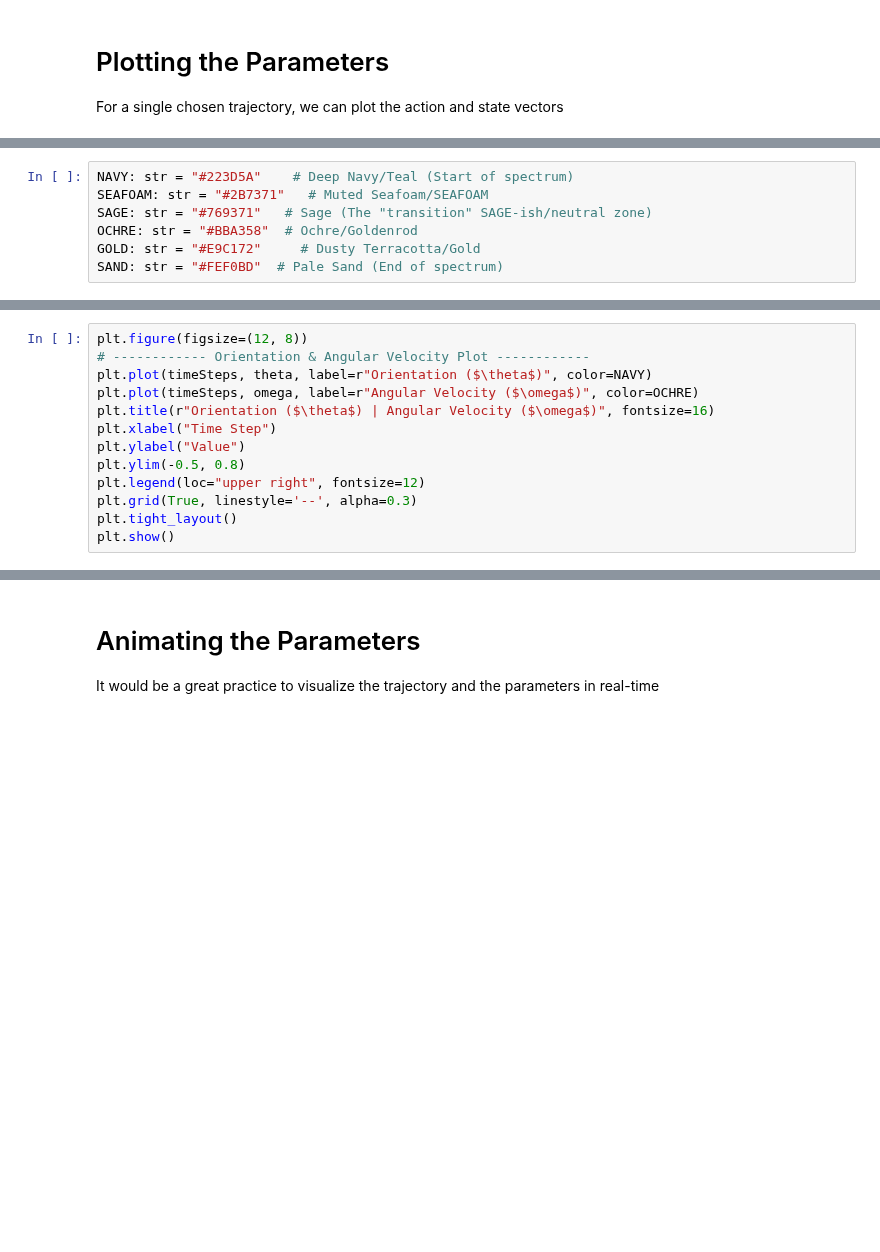
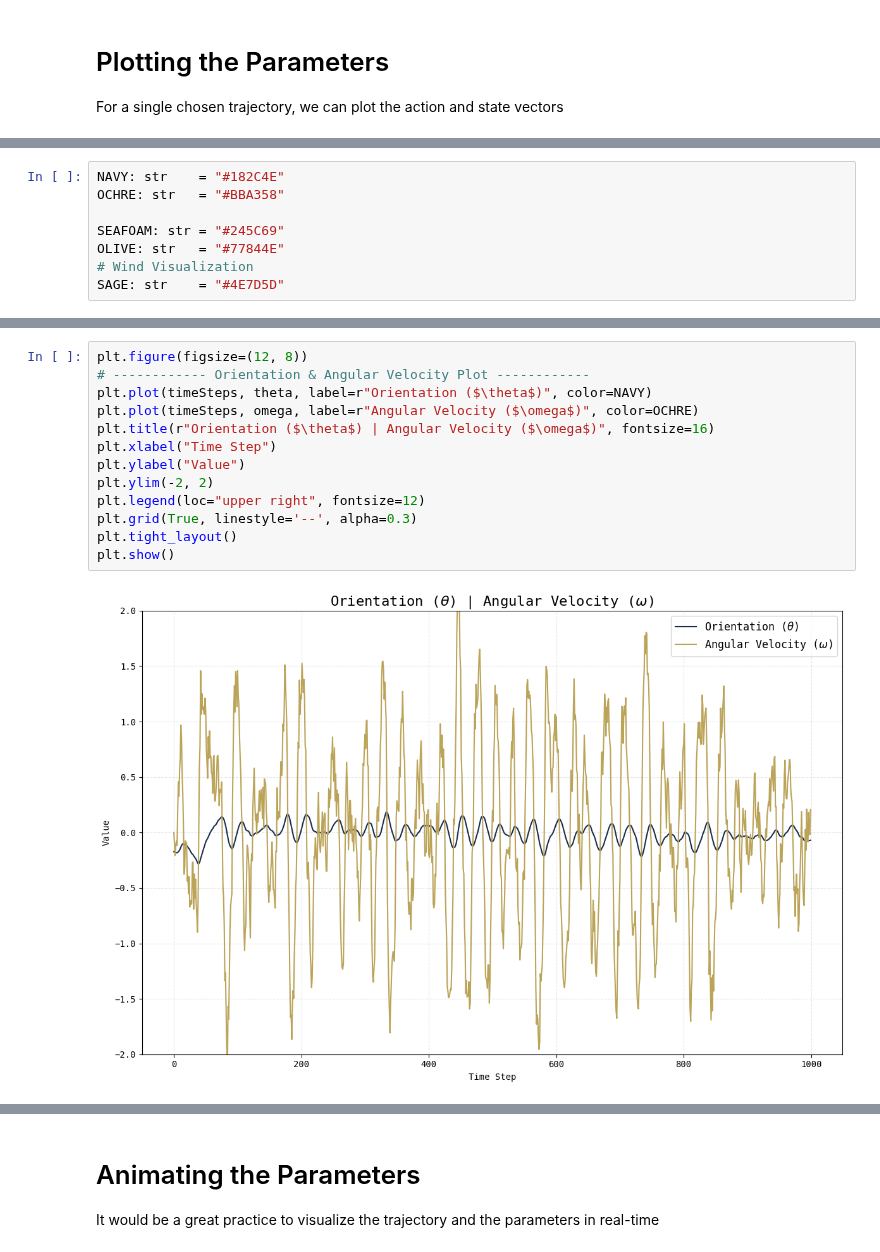
Before and after one commit to abhans/acraft, a Jupyter notebook: docs/analysis.ipynb, the cells around one changed output, grey strips where cells are left out. Saved outputs shown, nothing was run; the diff lists cells and outputs as text; blank space fills up the shorter version.

```diff
--- a/docs/analysis.ipynb
+++ b/docs/analysis.ipynb
@@ -120,10 +82,11 @@ windMag = np.hypot(windX, windY)
 # %%
-NAVY: str = "#223D5A"    # Deep Navy/Teal (Start of spectrum)
-SEAFOAM: str = "#2B7371"   # Muted Seafoam/SEAFOAM
-SAGE: str = "#769371"   # Sage (The "transition" SAGE-ish/neutral zone)
-OCHRE: str = "#BBA358"  # Ochre/Goldenrod
-GOLD: str = "#E9C172"     # Dusty Terracotta/Gold
-SAND: str = "#FEF0BD"  # Pale Sand (End of spectrum)
+NAVY: str    = "#182C4E"
+OCHRE: str   = "#BBA358"
+
+SEAFOAM: str = "#245C69"
+OLIVE: str   = "#77844E"
+# Wind Visualization
+SAGE: str    = "#4E7D5D"
 # %%
 plt.figure(figsize=(12, 8))
 # ------------ Velocity Plot ------------
@@ -139,15 +104,17 @@ plt.show()
 # %%
 plt.figure(figsize=(12, 8))
 # ------------ Orientation & Angular Velocity Plot ------------
 plt.plot(timeSteps, theta, label=r"Orientation ($\theta$)", color=NAVY)
 plt.plot(timeSteps, omega, label=r"Angular Velocity ($\omega$)", color=OCHRE)
 plt.title(r"Orientation ($\theta$) | Angular Velocity ($\omega$)", fontsize=16)
 plt.xlabel("Time Step")
 plt.ylabel("Value")
-plt.ylim(-0.5, 0.8)
+plt.ylim(-2, 2)
 plt.legend(loc="upper right", fontsize=12)
 plt.grid(True, linestyle='--', alpha=0.3)
 plt.tight_layout()
 plt.show()
+# %% [output]
+[figure, added]
 # %%
 plt.figure(figsize=(12, 8))
```
Also changed, not shown: parts of 13 cells of this notebook, 5 other files.
